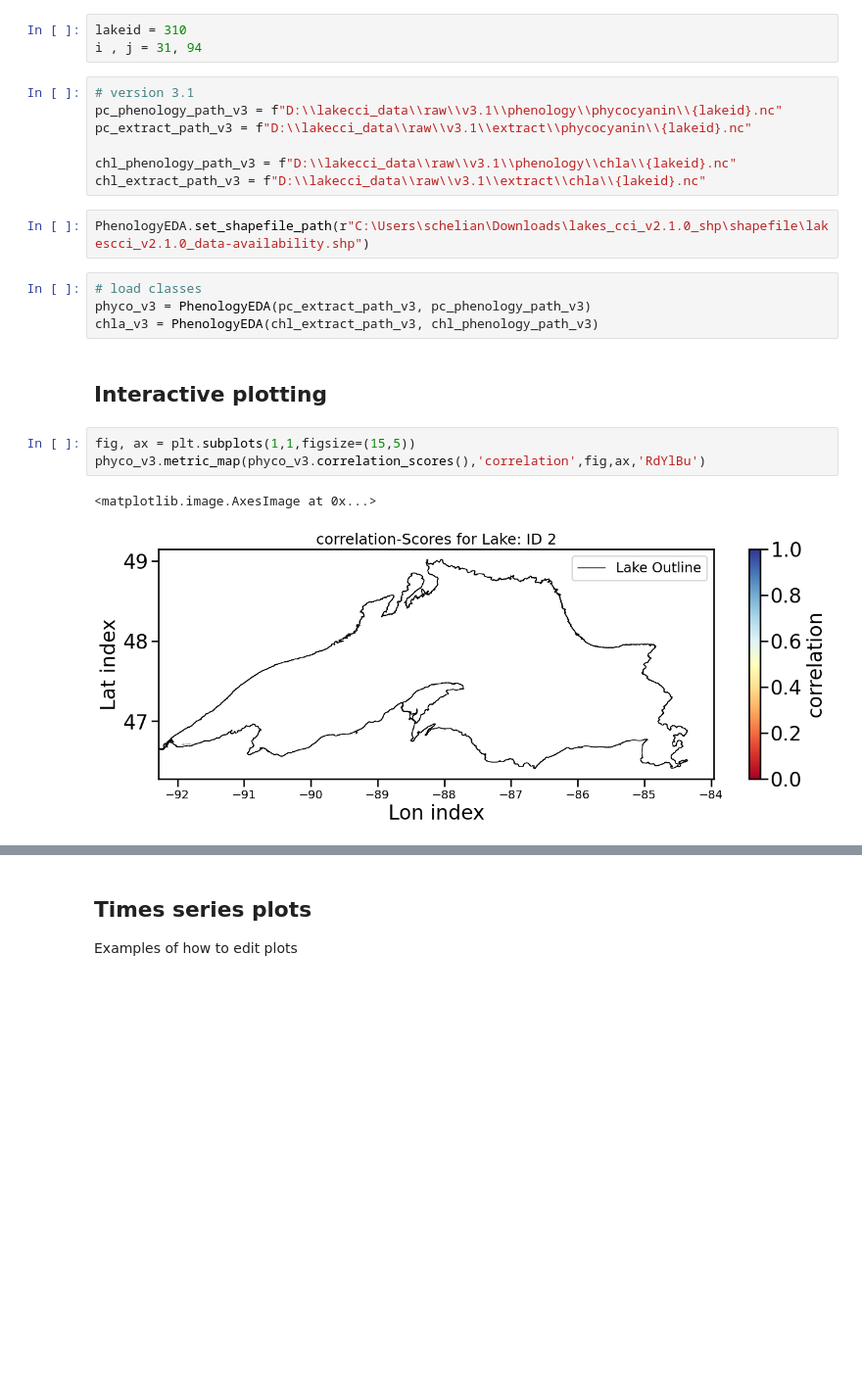
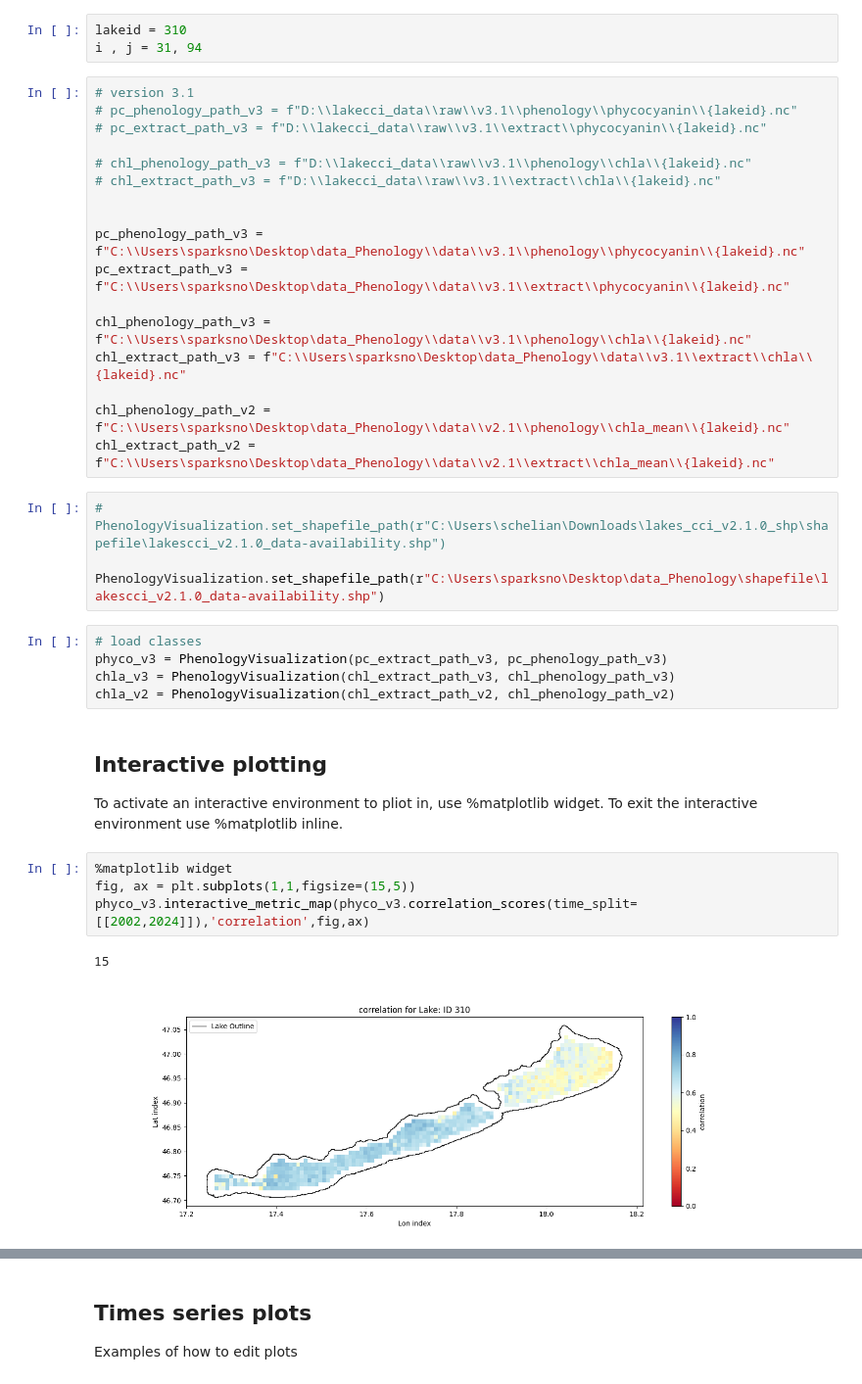
Before and after one commit to eawag-surface-waters-research/cci-cyano-production, a Jupyter notebook: notebooks/example_plotting.ipynb, the cells around one changed output, grey strips where cells are left out. Shown at 98% size. Drawn from its saved outputs; the diff is of its cells as text; blank space fills up the shorter version.

```diff
--- a/notebooks/example_plotting.ipynb
+++ b/notebooks/example_plotting.ipynb
@@ -14,22 +14,37 @@ lakeid = 310
 i , j = 31, 94
 # %%
 # version 3.1
-pc_phenology_path_v3 = f"D:\\lakecci_data\\raw\\v3.1\\phenology\\phycocyanin\\{lakeid}.nc"
-pc_extract_path_v3 = f"D:\\lakecci_data\\raw\\v3.1\\extract\\phycocyanin\\{lakeid}.nc"
+# pc_phenology_path_v3 = f"D:\\lakecci_data\\raw\\v3.1\\phenology\\phycocyanin\\{lakeid}.nc"
+# pc_extract_path_v3 = f"D:\\lakecci_data\\raw\\v3.1\\extract\\phycocyanin\\{lakeid}.nc"
 
-chl_phenology_path_v3 = f"D:\\lakecci_data\\raw\\v3.1\\phenology\\chla\\{lakeid}.nc"
-chl_extract_path_v3 = f"D:\\lakecci_data\\raw\\v3.1\\extract\\chla\\{lakeid}.nc"
+# chl_phenology_path_v3 = f"D:\\lakecci_data\\raw\\v3.1\\phenology\\chla\\{lakeid}.nc"
+# chl_extract_path_v3 = f"D:\\lakecci_data\\raw\\v3.1\\extract\\chla\\{lakeid}.nc"
+
+
+pc_phenology_path_v3 = f"C:\\Users\sparksno\Desktop\data_Phenology\\data\\v3.1\\phenology\\phycocyanin\\{lakeid}.nc"
+pc_extract_path_v3 = f"C:\\Users\sparksno\Desktop\data_Phenology\\data\\v3.1\\extract\\phycocyanin\\{lakeid}.nc"
+
+chl_phenology_path_v3 = f"C:\\Users\sparksno\Desktop\data_Phenology\\data\\v3.1\\phenology\\chla\\{lakeid}.nc"
+chl_extract_path_v3 = f"C:\\Users\sparksno\Desktop\data_Phenology\\data\\v3.1\\extract\\chla\\{lakeid}.nc"
+
+chl_phenology_path_v2 = f"C:\\Users\sparksno\Desktop\data_Phenology\\data\\v2.1\\phenology\\chla_mean\\{lakeid}.nc"
+chl_extract_path_v2 = f"C:\\Users\sparksno\Desktop\data_Phenology\\data\\v2.1\\extract\\chla_mean\\{lakeid}.nc"
 # %%
-PhenologyEDA.set_shapefile_path(r"C:\Users\schelian\Downloads\lakes_cci_v2.1.0_shp\shapefile\lakescci_v2.1.0_data-availability.shp")
+# PhenologyVisualization.set_shapefile_path(r"C:\Users\schelian\Downloads\lakes_cci_v2.1.0_shp\shapefile\lakescci_v2.1.0_data-availability.shp")
+
+PhenologyVisualization.set_shapefile_path(r"C:\Users\sparksno\Desktop\data_Phenology\shapefile\lakescci_v2.1.0_data-availability.shp")
 # %%
 # load classes
-phyco_v3 = PhenologyEDA(pc_extract_path_v3, pc_phenology_path_v3)
-chla_v3 = PhenologyEDA(chl_extract_path_v3, chl_phenology_path_v3)
+phyco_v3 = PhenologyVisualization(pc_extract_path_v3, pc_phenology_path_v3)
+chla_v3 = PhenologyVisualization(chl_extract_path_v3, chl_phenology_path_v3)
+chla_v2 = PhenologyVisualization(chl_extract_path_v2, chl_phenology_path_v2)
 # %% [markdown]
 ## Interactive plotting
+To activate an interactive environment to pliot in, use %matplotlib widget. To exit the interactive environment use %matplotlib inline.
 # %%
+%matplotlib widget
 fig, ax = plt.subplots(1,1,figsize=(15,5))
-phyco_v3.metric_map(phyco_v3.correlation_scores(),'correlation',fig,ax,'RdYlBu')
+phyco_v3.interactive_metric_map(phyco_v3.correlation_scores(time_split=[[2002,2024]]),'correlation',fig,ax)
 # %% [output]
-<matplotlib.image.AxesImage at 0x...>
+15
-[figure, old version]
+[figure, new version]
```
Also changed, not shown: parts of 17 cells of this notebook.
